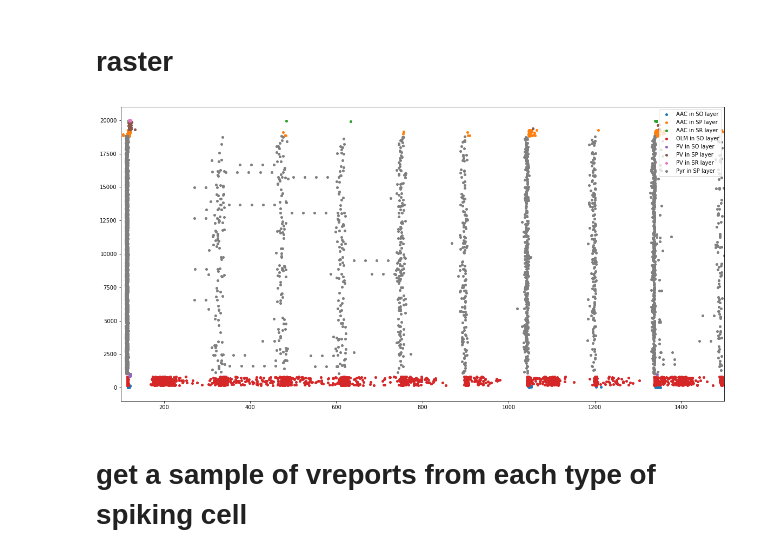
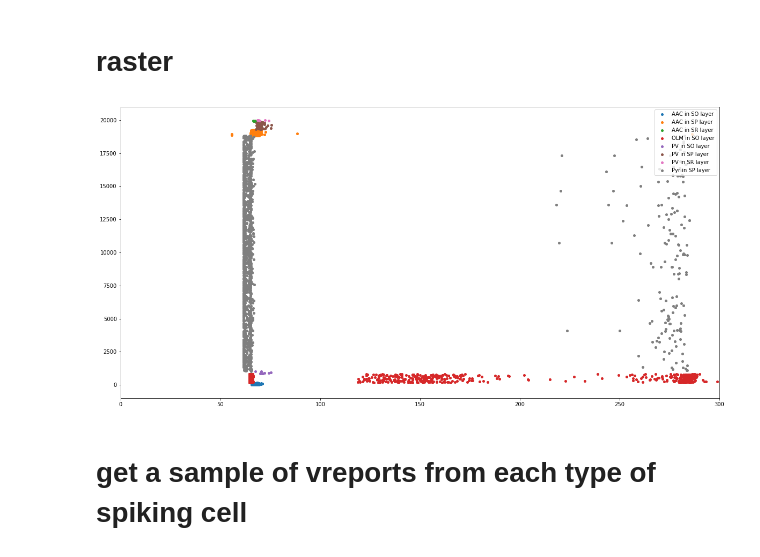
Before and after one commit to ddopp4877/CA1_model, a Jupyter notebook: CA1_exploration.ipynb, the cells around one changed output. Drawn from its saved outputs; the diff is of its cells as text; code cells hidden in the pictures.

```diff
--- a/CA1_exploration.ipynb
+++ b/CA1_exploration.ipynb
@@ -961,16 +957,16 @@ for cells in spikesDFM['node_ids']:
 # %%
 
 plt.figure(figsize=(20,10))
 groups = spikesDFM.groupby('node_type_id')
 for name, group in groups:
     plt.plot(group.timestamps, group.node_ids,marker='o',linestyle="",markersize=4, label=name)
 plt.legend(loc='upper right')
-plt.xlim([100,1500])
+plt.xlim([0,300])
 #plt.hlines(counts,xmin=0, xmax = max(spikesDFM['timestamps']))
 #plt.savefig('raster.png',dpi=400)
 plt.show()
 # %% [output]
-[figure, old version]
+[figure, new version]
 # %% [markdown]
 # get a sample of vreports from each type of spiking cell
 # %%
```
Also changed, not shown: parts of 13 cells of this notebook, 7 other files.
